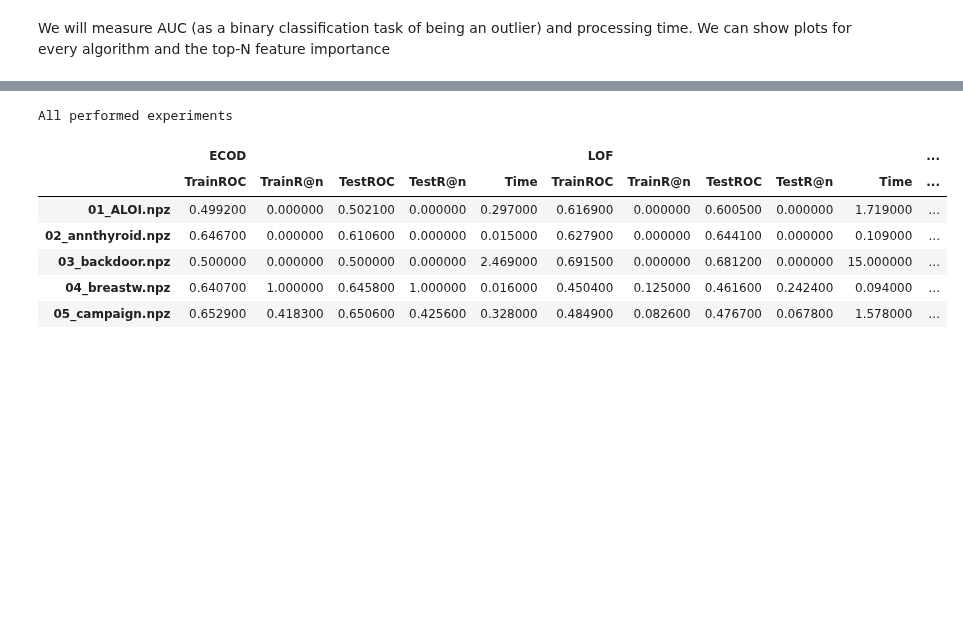
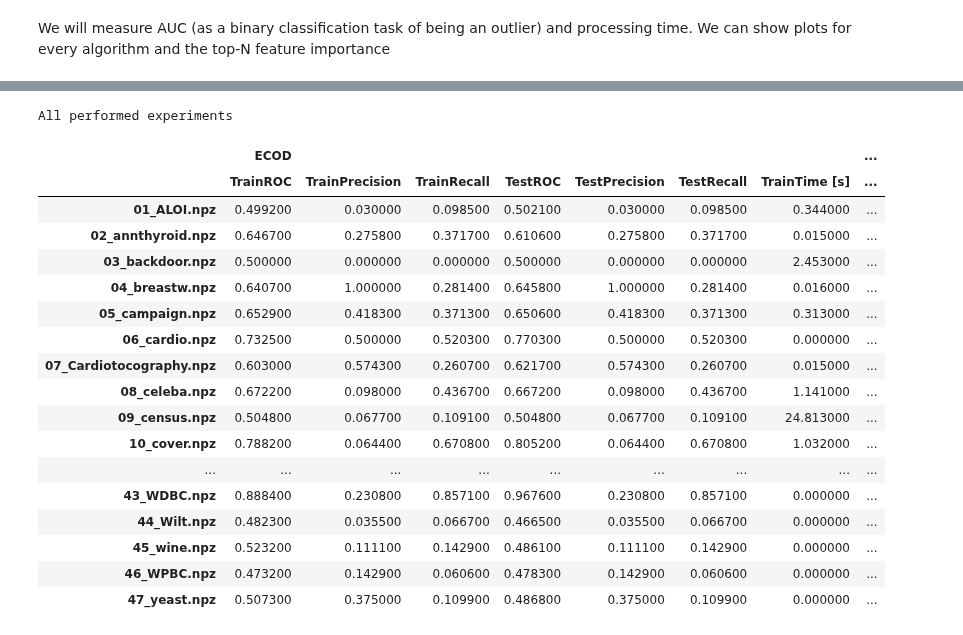
Before and after one commit to SebChw/RSIF, a Jupyter notebook: notebooks/experiment_basic.ipynb, the cells around one changed output, grey strips where cells are left out. Saved outputs shown, nothing was run; the diff lists cells and outputs as text; code cells hidden in the pictures; blank space fills up the shorter version.

```diff
--- a/notebooks/experiment_basic.ipynb
+++ b/notebooks/experiment_basic.ipynb
@@ -39,11 +41,7 @@ algorithms_loop = tqdm(clfs_names, desc=" Algorithms (inner loop)", position=1,
 import warnings
 warnings.filterwarnings('ignore')
 # %%
-cnt = 0
 for data in datasets_loop:
-    if cnt > 4:
-        break
-    cnt +=1
     datasets_loop.set_description(data['name'])
     for clf_name in algorithms_loop:
         algorithms_loop.set_description(clf_name)
@@ -51,22 +49,38 @@ for data in datasets_loop:
         timer.start()
         clf.fit(data['X_train'])
         timer.stop()
+        train_time = timer.time_sec
 
         # get the prediction labels and outlier scores of the training and tests  data
         if clf_name == 'RISF': # other libs return sklearn UndefinedMetricWarning from predicting th train data
             y_train_pred = clf.predict(data['X_train']) # binary labels (0: inliers, 1: outliers)
         else:
             y_train_pred = clf.labels_
+
+        timer.start()
         y_test_pred = clf.predict(data['X_test'])
+        timer.stop()
+        test_time = timer.time_sec
 
         if np.isnan(y_train_pred).any():
-            results[clf_name][data['name']] = (np.nan, np.nan, np.nan, np.nan, np.nan) # AUC/ROC, Rank@N for train,test ; fit Time
+            results[clf_name][data['name']] = (np.nan, np.nan, np.nan, np.nan,
+                                               np.nan, np.nan, np.nan, np.nan)
+                                               # AUC/ROC, Rank@N for train,test ; fit Time
             continue
+
+
+
         roc_train=np.round(roc_auc_score(data['y_train'], y_train_pred), decimals=4)
-        prn_train=np.round(precision_n_scores(data['y_train'], y_train_pred), decimals=4)
+        precision_train=np.round(precision_score(data['y_train'], y_train_pred), decimals=4)
+        recall_train=np.round(recall_score(data['y_train'], y_train_pred), decimals=4)
+        # prn_train=np.round(precision_n_scores(data['y_train'], y_train_pred), decimals=4) # will return to it when scores will be available quickly
         roc_test=np.round(roc_auc_score(data['y_test'], y_test_pred), decimals=4)
-        prn_test=np.round(precision_n_scores(data['y_test'], y_test_pred), decimals=4)
+        precision_train=np.round(precision_score(data['y_train'], y_train_pred), decimals=4)
+        recall_train=np.round(recall_score(data['y_train'], y_train_pred), decimals=4)
+        # prn_test=np.round(precision_n_scores(data['y_test'], y_test_pred), decimals=4) # will return to it when scores will be available quickly
 
-        results[clf_name][data['name']] = (roc_train, prn_train, roc_test, prn_test, timer.time_sec)
+        results[clf_name][data['name']] = (roc_train, precision_train, recall_train,
+                                           roc_test, precision_train, recall_train,
+                                           train_time, train_time)
 # %%
 df = pd.DataFrame(results)
@@ -82,31 +107,45 @@ df
 # %%
 multiTable = df.copy()
 
 for name in clfs_names:
     multiTable[[(name, 'TrainROC'),
-        (name, 'TrainR@n'),
+        (name, 'TrainPrecision'),
+        (name, 'TrainRecall'),
         (name, 'TestROC'),
-        (name, 'TestR@n'),
-        (name, 'Time')]
+        (name, 'TestPrecision'),
+        (name, 'TestRecall'),
+        (name, 'TrainTime [s]'),
+        (name, 'PredictTime [s]')]
         ] = pd.DataFrame(multiTable[name].to_list(), index=multiTable.index)
 
 multiTable= multiTable.drop(clfs_names, axis=1)
 multiTable.columns = pd.MultiIndex.from_tuples(multiTable.columns)
 multiTable = multiTable.style.set_caption('All performed experiments').set_table_styles([{
     'selector': 'caption',
     'props': [
         ('font-size', '16px'),
         ('font-weight', 'bold')
     ]
 }])
 multiTable
 # %% [output]
 All performed experiments
-|  | ECOD |  |  |  |  | LOF |  |  |  |  | ... |
-|  | TrainROC | TrainR@n | TestROC | TestR@n | Time | TrainROC | TrainR@n | TestROC | TestR@n | Time | ... |
-| 01_ALOI.npz | 0.499200 | 0.000000 | 0.502100 | 0.000000 | 0.297000 | 0.616900 | 0.000000 | 0.600500 | 0.000000 | 1.719000 | ... |
-| 02_annthyroid.npz | 0.646700 | 0.000000 | 0.610600 | 0.000000 | 0.015000 | 0.627900 | 0.000000 | 0.644100 | 0.000000 | 0.109000 | ... |
-| 03_backdoor.npz | 0.500000 | 0.000000 | 0.500000 | 0.000000 | 2.469000 | 0.691500 | 0.000000 | 0.681200 | 0.000000 | 15.000000 | ... |
-| 04_breastw.npz | 0.640700 | 1.000000 | 0.645800 | 1.000000 | 0.016000 | 0.450400 | 0.125000 | 0.461600 | 0.242400 | 0.094000 | ... |
-| 05_campaign.npz | 0.652900 | 0.418300 | 0.650600 | 0.425600 | 0.328000 | 0.484900 | 0.082600 | 0.476700 | 0.067800 | 1.578000 | ... |
+|  | ECOD |  |  |  |  |  |  | ... |
+|  | TrainROC | TrainPrecision | TrainRecall | TestROC | TestPrecision | TestRecall | TrainTime [s] | ... |
+| 01_ALOI.npz | 0.499200 | 0.030000 | 0.098500 | 0.502100 | 0.030000 | 0.098500 | 0.344000 | ... |
+| 02_annthyroid.npz | 0.646700 | 0.275800 | 0.371700 | 0.610600 | 0.275800 | 0.371700 | 0.015000 | ... |
+| 03_backdoor.npz | 0.500000 | 0.000000 | 0.000000 | 0.500000 | 0.000000 | 0.000000 | 2.453000 | ... |
+| 04_breastw.npz | 0.640700 | 1.000000 | 0.281400 | 0.645800 | 1.000000 | 0.281400 | 0.016000 | ... |
+| 05_campaign.npz | 0.652900 | 0.418300 | 0.371300 | 0.650600 | 0.418300 | 0.371300 | 0.313000 | ... |
+| 06_cardio.npz | 0.732500 | 0.500000 | 0.520300 | 0.770300 | 0.500000 | 0.520300 | 0.000000 | ... |
+| 07_Cardiotocography.npz | 0.603000 | 0.574300 | 0.260700 | 0.621700 | 0.574300 | 0.260700 | 0.015000 | ... |
+| 08_celeba.npz | 0.672200 | 0.098000 | 0.436700 | 0.667200 | 0.098000 | 0.436700 | 1.141000 | ... |
+| 09_census.npz | 0.504800 | 0.067700 | 0.109100 | 0.504800 | 0.067700 | 0.109100 | 24.813000 | ... |
+| 10_cover.npz | 0.788200 | 0.064400 | 0.670800 | 0.805200 | 0.064400 | 0.670800 | 1.032000 | ... |
+| ... | ... | ... | ... | ... | ... | ... | ... | ... |
+| 43_WDBC.npz | 0.888400 | 0.230800 | 0.857100 | 0.967600 | 0.230800 | 0.857100 | 0.000000 | ... |
+| 44_Wilt.npz | 0.482300 | 0.035500 | 0.066700 | 0.466500 | 0.035500 | 0.066700 | 0.000000 | ... |
+| 45_wine.npz | 0.523200 | 0.111100 | 0.142900 | 0.486100 | 0.111100 | 0.142900 | 0.000000 | ... |
+| 46_WPBC.npz | 0.473200 | 0.142900 | 0.060600 | 0.478300 | 0.142900 | 0.060600 | 0.000000 | ... |
+| 47_yeast.npz | 0.507300 | 0.375000 | 0.109900 | 0.486800 | 0.375000 | 0.109900 | 0.000000 | ... |
 # %%
```
Also changed, not shown: parts of 11 cells of this notebook, 9 other files.
